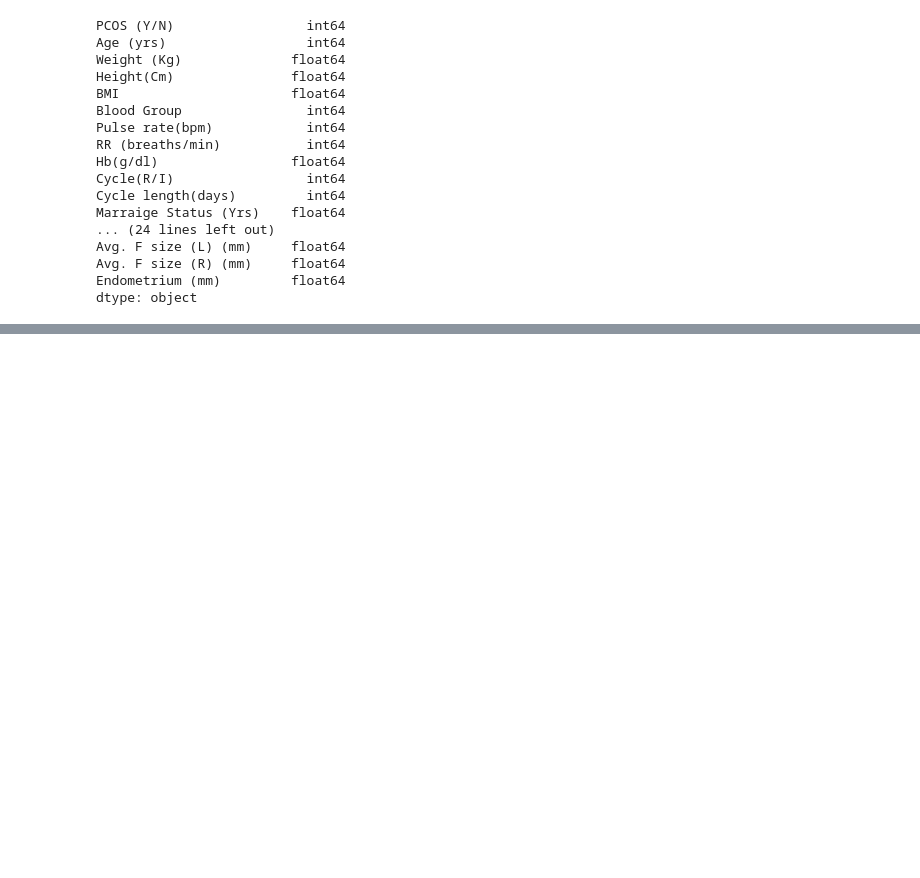
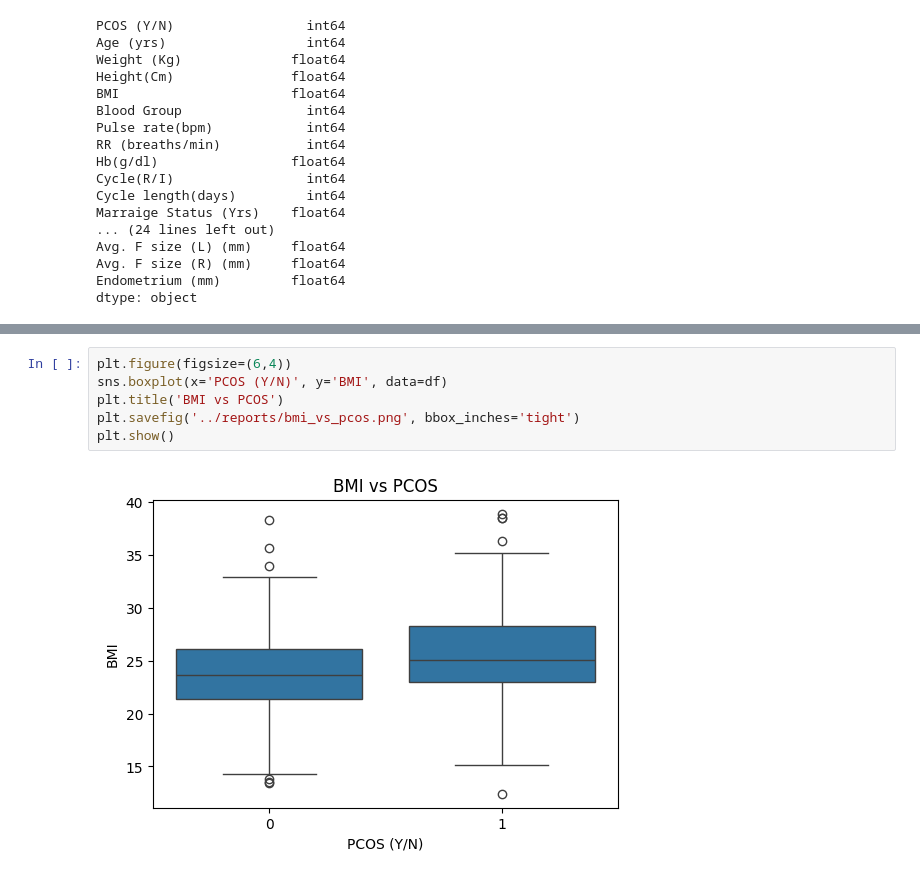
Before and after one commit to ananyaa0518/OvaPredict, a Jupyter notebook: notebook/eda.ipynb, the cells around one changed output, grey strips where cells are left out. Drawn from its saved outputs; the diff is of its cells as text; blank space fills up the shorter version.

```diff
--- a/notebook/eda.ipynb
+++ b/notebook/eda.ipynb
@@ -175,0 +193,8 @@ dtype: object
+# %%
+plt.figure(figsize=(6,4))
+sns.boxplot(x='PCOS (Y/N)', y='BMI', data=df)
+plt.title('BMI vs PCOS')
+plt.savefig('../reports/bmi_vs_pcos.png', bbox_inches='tight')
+plt.show()
+# %% [output]
+[figure, added]
```
Also changed, not shown: parts of 7 cells of this notebook, 10 other files.
